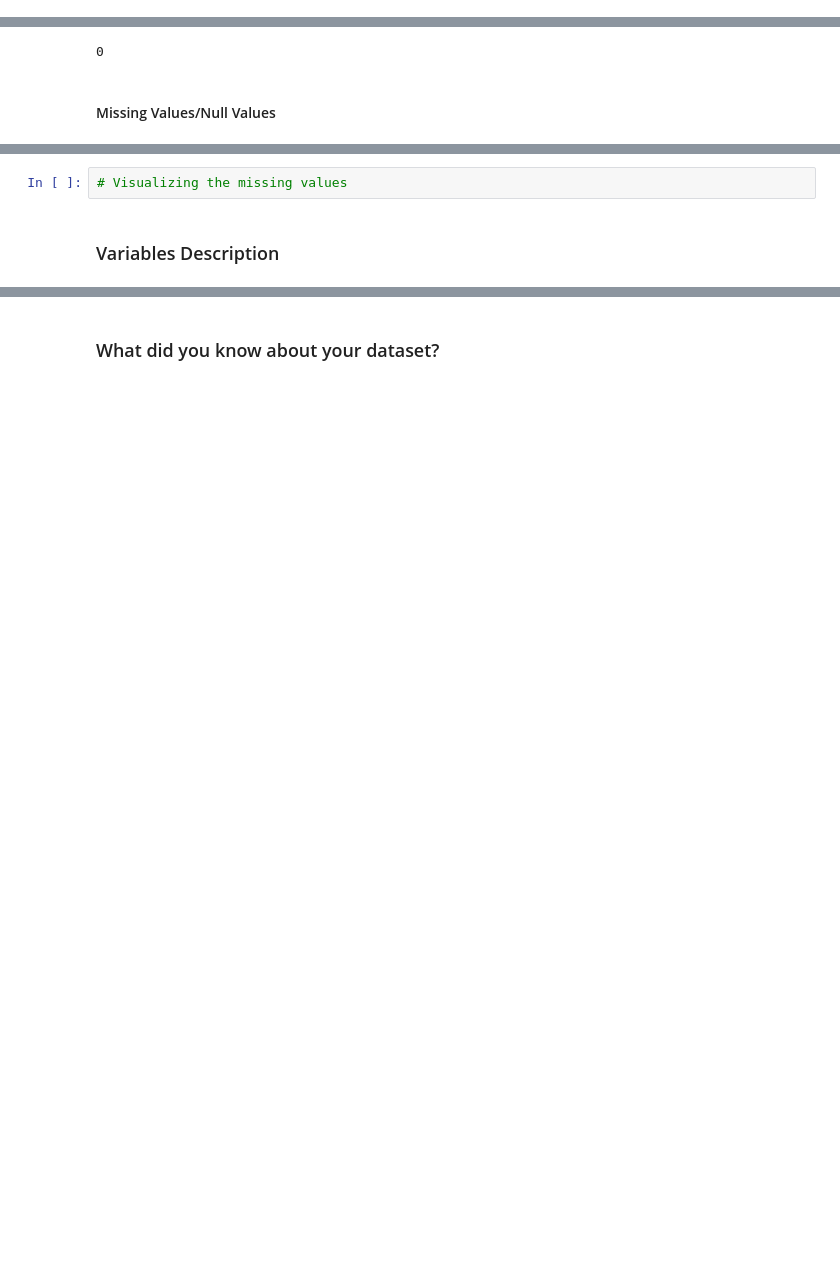
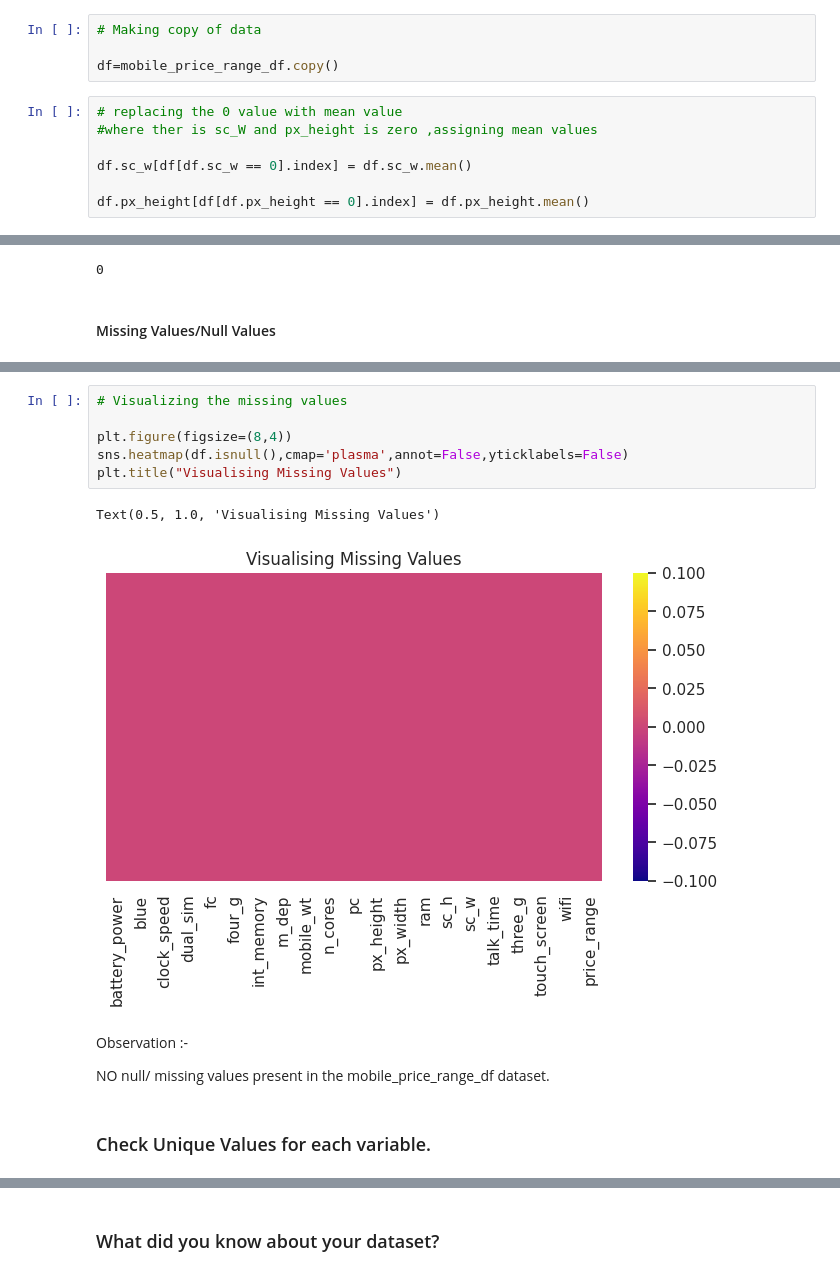
Before and after one commit to Aman811630/Mobile-Price-Range-Prediction---ML-project, a Jupyter notebook: Classification_ML_Project_Mobile_Price_Range_Prediction.ipynb, the cells around one changed output, grey strips where cells are left out. Drawn from its saved outputs; the diff is of its cells as text; blank space fills up the shorter version.

```diff
--- a/Classification_ML_Project_Mobile_Price_Range_Prediction.ipynb
+++ b/Classification_ML_Project_Mobile_Price_Range_Prediction.ipynb
@@ -228,0 +232,11 @@ mobile_price_range_df.describe().T
+# %%
+# Making copy of data
+
+df=mobile_price_range_df.copy()
+# %%
+# replacing the 0 value with mean value
+#where ther is sc_W and px_height is zero ,assigning mean values
+
+df.sc_w[df[df.sc_w == 0].index] = df.sc_w.mean()
+
+df.px_height[df[df.px_height == 0].index] = df.px_height.mean()
@@ -243,4 +309,15 @@ len(mobile_price_range_df[mobile_price_range_df.duplicated()])
-# %%
-# Visualizing the missing values
-# %% [markdown]
-### Variables Description
+# %%
+# Visualizing the missing values
+
+plt.figure(figsize=(8,4))
+sns.heatmap(df.isnull(),cmap='plasma',annot=False,yticklabels=False)
+plt.title("Visualising Missing Values")
+# %% [output]
+Text(0.5, 1.0, 'Visualising Missing Values')
+[figure, added]
+# %% [markdown]
+Observation :-
+
+NO null/ missing values present in the mobile_price_range_df dataset.
+# %% [markdown]
+### Check Unique Values for each variable.
```
Also changed, not shown: parts of 197 cells of this notebook.
